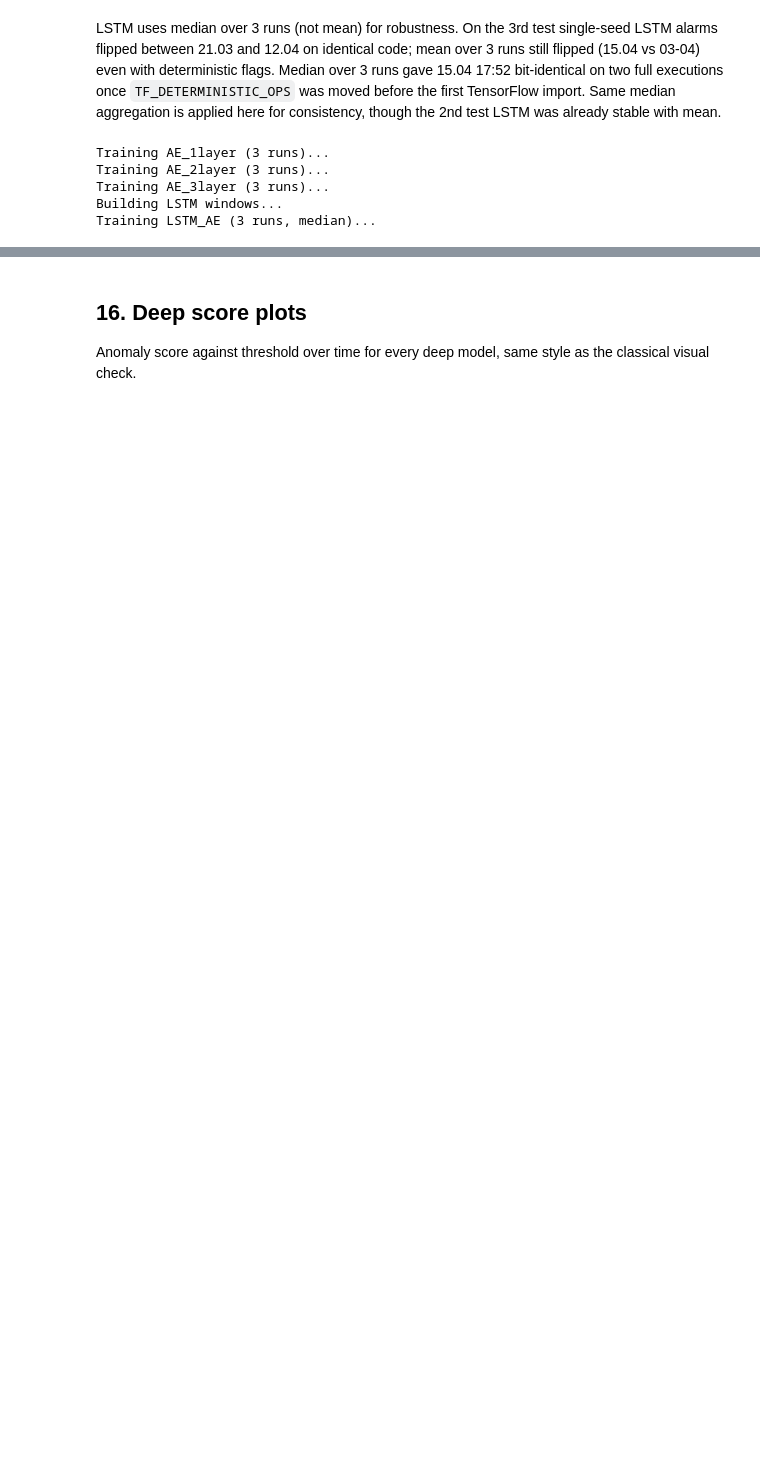
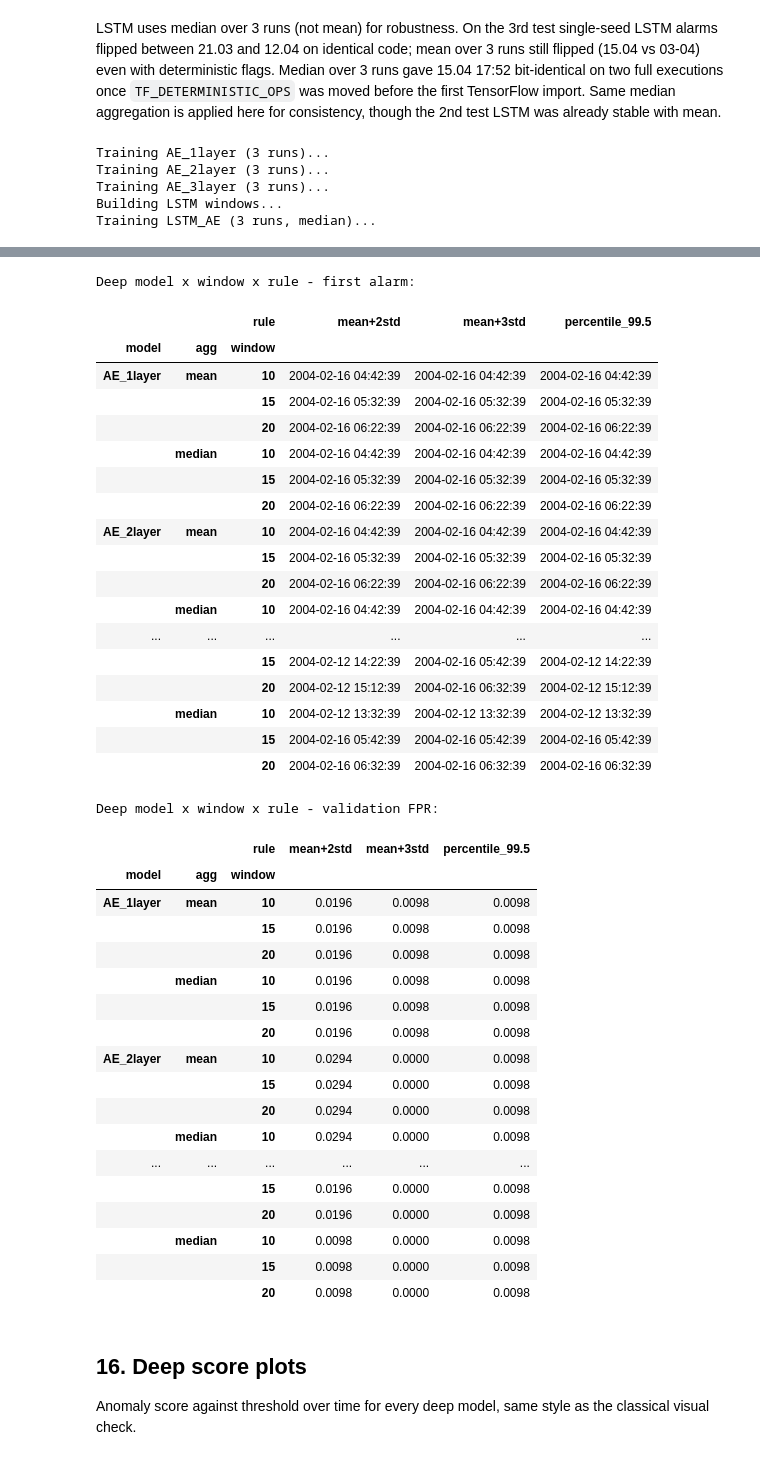
Before and after one commit to maidabiber/anomaly-detection-thesis, a Jupyter notebook: notebooks/analyze_2nd_test.ipynb, the cells around one changed output, grey strips where cells are left out. Drawn from its saved outputs; the diff is of its cells as text; code cells hidden in the pictures; blank space fills up the shorter version.

```diff
--- a/notebooks/analyze_2nd_test.ipynb
+++ b/notebooks/analyze_2nd_test.ipynb
@@ -734,3 +815,50 @@ display(format_deep_summary(deep_summary_df))
+# %%
+from src.experiments import sweep_trained_scores
+
+deep_sweep = sweep_trained_scores(deep_results, train_end, val_end, windows=(10, 15, 20))
+print("Deep model x window x rule - first alarm:")
+display(deep_sweep.pivot_table(index=['model', 'agg', 'window'], columns='rule', values='alarm', aggfunc='first'))
+print("Deep model x window x rule - validation FPR:")
+display(deep_sweep.pivot_table(index=['model', 'agg', 'window'], columns='rule', values='fpr_val', aggfunc='first').style.format('{:.4f}'))
+# %% [output]
+Deep model x window x rule - first alarm:
+|  |  | rule | mean+2std | mean+3std | percentile_99.5 |
+| model | agg | window |  |  |  |
+| AE_1layer | mean | 10 | 2004-02-16 04:42:39 | 2004-02-16 04:42:39 | 2004-02-16 04:42:39 |
+|  |  | 15 | 2004-02-16 05:32:39 | 2004-02-16 05:32:39 | 2004-02-16 05:32:39 |
+|  |  | 20 | 2004-02-16 06:22:39 | 2004-02-16 06:22:39 | 2004-02-16 06:22:39 |
+|  | median | 10 | 2004-02-16 04:42:39 | 2004-02-16 04:42:39 | 2004-02-16 04:42:39 |
+|  |  | 15 | 2004-02-16 05:32:39 | 2004-02-16 05:32:39 | 2004-02-16 05:32:39 |
+|  |  | 20 | 2004-02-16 06:22:39 | 2004-02-16 06:22:39 | 2004-02-16 06:22:39 |
+| AE_2layer | mean | 10 | 2004-02-16 04:42:39 | 2004-02-16 04:42:39 | 2004-02-16 04:42:39 |
+|  |  | 15 | 2004-02-16 05:32:39 | 2004-02-16 05:32:39 | 2004-02-16 05:32:39 |
+|  |  | 20 | 2004-02-16 06:22:39 | 2004-02-16 06:22:39 | 2004-02-16 06:22:39 |
+|  | median | 10 | 2004-02-16 04:42:39 | 2004-02-16 04:42:39 | 2004-02-16 04:42:39 |
+| ... | ... | ... | ... | ... | ... |
+|  |  | 15 | 2004-02-12 14:22:39 | 2004-02-16 05:42:39 | 2004-02-12 14:22:39 |
+|  |  | 20 | 2004-02-12 15:12:39 | 2004-02-16 06:32:39 | 2004-02-12 15:12:39 |
+|  | median | 10 | 2004-02-12 13:32:39 | 2004-02-12 13:32:39 | 2004-02-12 13:32:39 |
+|  |  | 15 | 2004-02-16 05:42:39 | 2004-02-16 05:42:39 | 2004-02-16 05:42:39 |
+|  |  | 20 | 2004-02-16 06:32:39 | 2004-02-16 06:32:39 | 2004-02-16 06:32:39 |
+Deep model x window x rule - validation FPR:
+|  |  | rule | mean+2std | mean+3std | percentile_99.5 |
+| model | agg | window |  |  |  |
+| AE_1layer | mean | 10 | 0.0196 | 0.0098 | 0.0098 |
+|  |  | 15 | 0.0196 | 0.0098 | 0.0098 |
+|  |  | 20 | 0.0196 | 0.0098 | 0.0098 |
+|  | median | 10 | 0.0196 | 0.0098 | 0.0098 |
+|  |  | 15 | 0.0196 | 0.0098 | 0.0098 |
+|  |  | 20 | 0.0196 | 0.0098 | 0.0098 |
+| AE_2layer | mean | 10 | 0.0294 | 0.0000 | 0.0098 |
+|  |  | 15 | 0.0294 | 0.0000 | 0.0098 |
+|  |  | 20 | 0.0294 | 0.0000 | 0.0098 |
+|  | median | 10 | 0.0294 | 0.0000 | 0.0098 |
+| ... | ... | ... | ... | ... | ... |
+|  |  | 15 | 0.0196 | 0.0000 | 0.0098 |
+|  |  | 20 | 0.0196 | 0.0000 | 0.0098 |
+|  | median | 10 | 0.0098 | 0.0000 | 0.0098 |
+|  |  | 15 | 0.0098 | 0.0000 | 0.0098 |
+|  |  | 20 | 0.0098 | 0.0000 | 0.0098 |
 # %% [markdown]
 ## 16. Deep score plots
 
```
Also changed, not shown: parts of 19 cells of this notebook, 5 other files.
